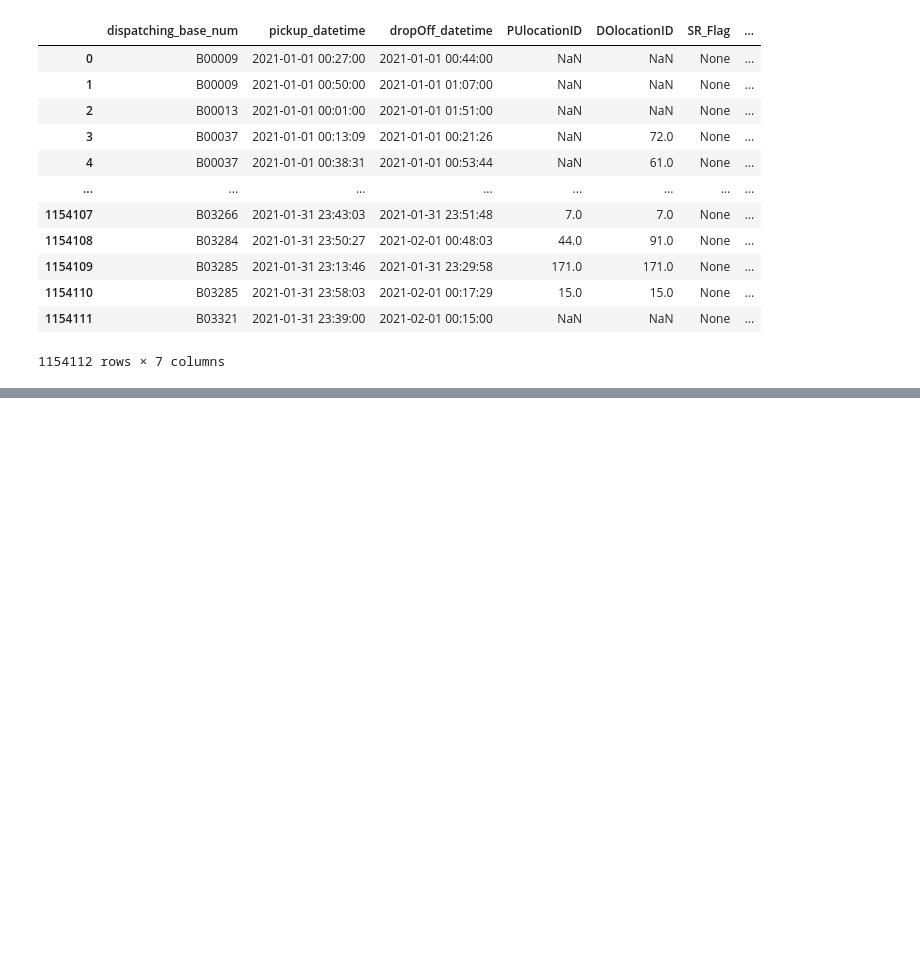
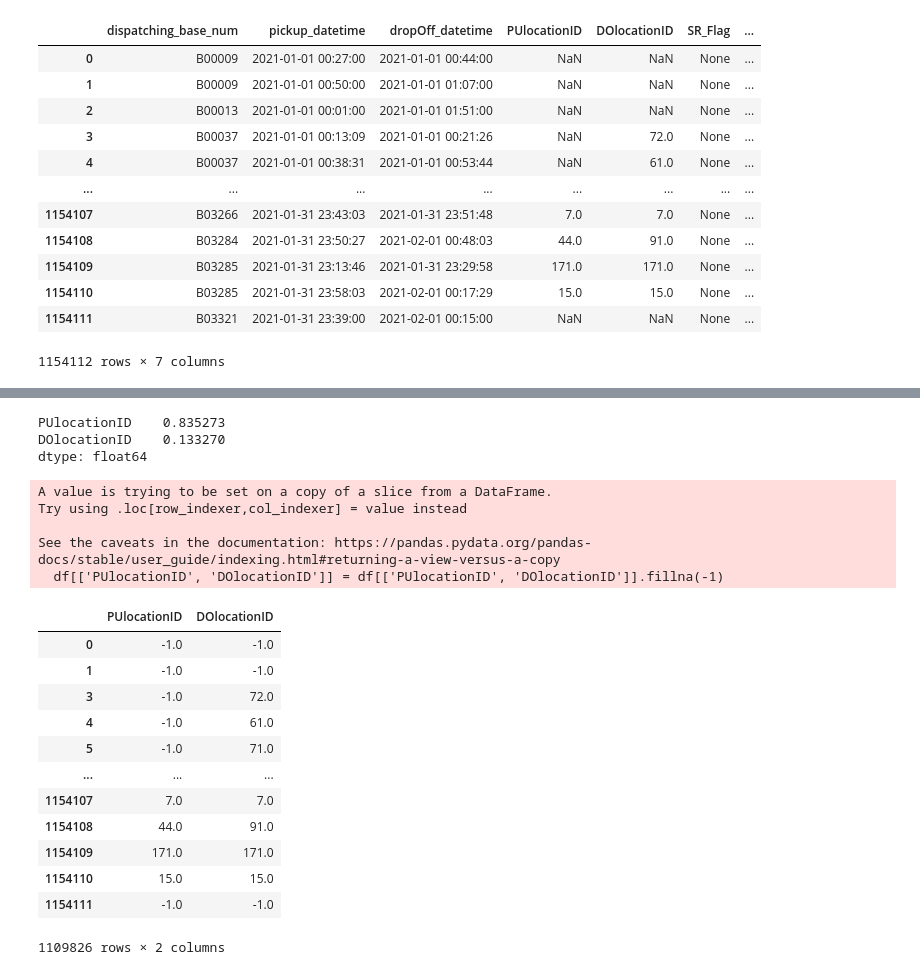
Before and after one commit to TsukiZombina/mlops-zoomcamp, a Jupyter notebook: 01-intro/homework.ipynb, the cells around one changed output, grey strips where cells are left out. Drawn from its saved outputs; the diff is of its cells as text; code cells hidden in the pictures; blank space fills up the shorter version.

```diff
--- a/01-intro/homework.ipynb
+++ b/01-intro/homework.ipynb
@@ -40,0 +85,28 @@ df
+# %%
+df[['PUlocationID', 'DOlocationID']].isna().sum()/df.shape[0]
+# %% [output]
+PUlocationID    0.835273
+DOlocationID    0.133270
+dtype: float64
+# %%
+df[['PUlocationID', 'DOlocationID']] = df[['PUlocationID', 'DOlocationID']].fillna(-1)
+df[['PUlocationID', 'DOlocationID']]
+# %% [output]
+A value is trying to be set on a copy of a slice from a DataFrame.
+Try using .loc[row_indexer,col_indexer] = value instead
+
+See the caveats in the documentation: https://pandas.pydata.org/pandas-docs/stable/user_guide/indexing.html#returning-a-view-versus-a-copy
+  df[['PUlocationID', 'DOlocationID']] = df[['PUlocationID', 'DOlocationID']].fillna(-1)
+|  | PUlocationID | DOlocationID |
+| 0 | -1.0 | -1.0 |
+| 1 | -1.0 | -1.0 |
+| 3 | -1.0 | 72.0 |
+| 4 | -1.0 | 61.0 |
+| 5 | -1.0 | 71.0 |
+| ... | ... | ... |
+| 1154107 | 7.0 | 7.0 |
+| 1154108 | 44.0 | 91.0 |
+| 1154109 | 171.0 | 171.0 |
+| 1154110 | 15.0 | 15.0 |
+| 1154111 | -1.0 | -1.0 |
+1109826 rows × 2 columns
```
Also changed, not shown: parts of 18 cells of this notebook, 2 other files.
